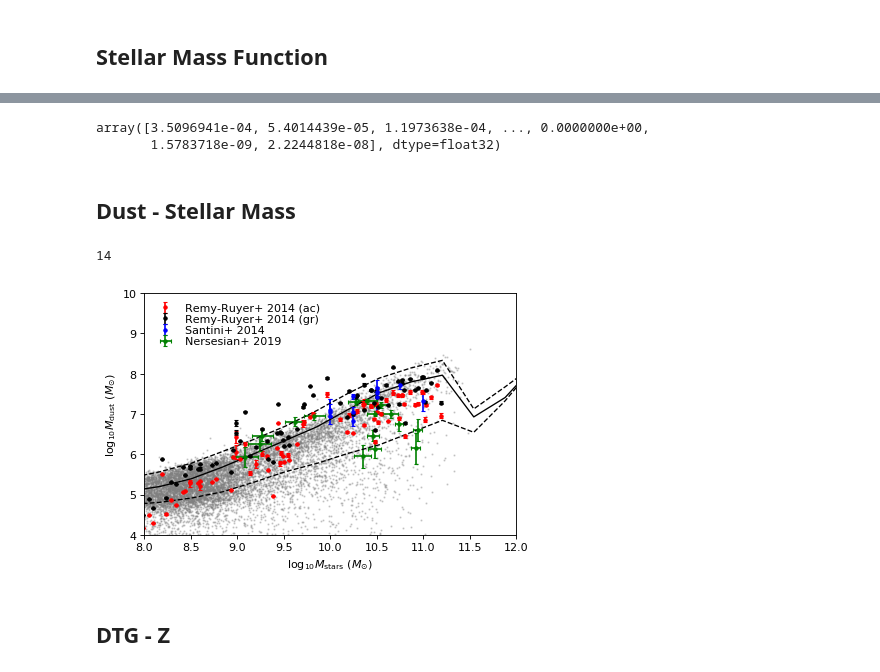
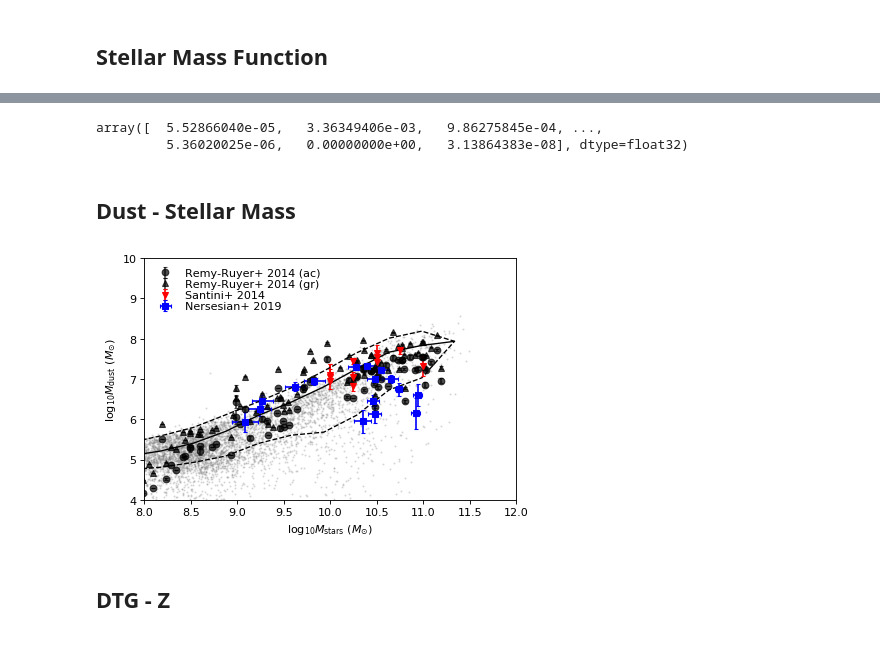
Before and after one commit to darrencroton/sage, a Jupyter notebook: analysis/allresults-new.ipynb, the cells around one changed output, grey strips where cells are left out. Drawn from its saved outputs; the diff is of its cells as text; code cells hidden in the pictures.

```diff
--- a/analysis/allresults-new.ipynb
+++ b/analysis/allresults-new.ipynb
@@ -19,12 +19,12 @@ sSFRcut = -11.0
 # %%
-directory = '../../output/dust-full/'
+directory = '../src/auxdata/trees/play/'
 filename = 'model'
 redshift = [0.000, 1.386, 2.070, 3.060, 4.179, 5.289, 6.197, 7.272] #millennium
 #redshift = [0.024, 1.309, 2.051, 3.033, 4.088, 5.127, 6.044, 7.098] #genesis
 #redshift = [0.000, 1.379, 2.028, 3.060, 4.043, 5.161, 6.231, 7.313] #bolshoi
 #redshift = [0.000]
 firstfile = 0
-lastfile = 511
+lastfile = 7
 MaxTreeFiles = lastfile - firstfile + 1
 # %%
 def galdtype():
@@ -394,8 +418,12 @@ plt.show()
 # %%
-HI_rr, Z_rr, H2_rr, atomic_rr, logdust_rr, logdust2_rr, dustpercent_rr, logstar_rr = np.loadtxt('remy-ruyers.txt', usecols=(1,3,4,6,9,7,8,10), unpack=True)
+HI_rr, errHI_rr, Z_rr, H2_rr, atomic_rr, logdust_rr, logdust2_rr, dustpercent_rr, logstar_rr = np.loadtxt('remy-ruyers.txt', usecols=(1,2,3,5,6,9,7,8,10), unpack=True)
 
 gas = atomic_rr* (HI_rr + H2_rr)
+errHI = errHI_rr * HI_rr / 100
+gas_err = atomic_rr * errHI
 metal = (10 ** (Z_rr - 9)) * 0.02 * gas
+metal_err = (10 ** (Z_rr - 9)) * 0.02 * gas_err
+
 dust_rr = 10 ** logdust_rr
 dust2_rr = 10 ** logdust2_rr
 dusterr_rr = dustpercent_rr* dust_rr / 100
@@ -404,7 +432,16 @@ star_rr = 10 ** logstar_rr
 w1 = np.where(gas > 0)[0]
 Z_rr = Z_rr[w1]
 gas_rr = gas[w1]
-DTG_rr = np.log10(dust_rr[w1] / gas[w1])
-DTM_rr = np.log10(dust_rr[w1] / metal[w1])
+DTG = dust_rr[w1] / gas[w1]
+DTGerr = DTG * np.sqrt((dustpercent_rr[w1]/100)**2 + (gas_err[w1]/gas[w1])**2)
+DTG_rr = np.log10(DTG)
+DTGerr_rr = np.log10((DTGerr+DTG)/DTG)
+DTM = dust_rr[w1] / metal[w1]
+DTMerr = DTM * np.sqrt((dustpercent_rr[w1]/100)**2 + (metal_err[w1]/metal[w1])**2)
+DTM_rr = np.log10(DTM)
+DTMerr_rr = np.log10((DTMerr+DTM)/DTM)
 logstar_rr = logstar_rr[w1]
 logdust_rr = logdust_rr[w1]
+
+logdusterr_rr = np.log10((dusterr_rr[w1] + dust_rr[w1]) / dust_rr[w1])
+plt.errorbar(logstar_rr, logdust_rr, yerr=logdusterr_rr, fmt='k.')
@@ -418,8 +458,8 @@ plt.ylim(1e4, 1e10)
 '''
 G_history[0].ColdDust
 # %% [output]
-array([3.5096941e-04, 5.4014439e-05, 1.1973638e-04, ..., 0.0000000e+00,
-       1.5783718e-09, 2.2244818e-08], dtype=float32)
+array([  5.52866040e-05,   3.36349406e-03,   9.86275845e-04, ...,
+         5.36020025e-06,   0.00000000e+00,   3.13864383e-08], dtype=float32)
 # %%
 logdusterr_rr = np.log10((dusterr_rr + dust_rr) / dust_rr)
 #plt.errorbar(np.log10(star_rr), np.log10(dust_rr), np.log10((dusterr_rr + dust_rr) / dust_rr), fmt='.')
@@ -446,45 +486,44 @@ median = [np.percentile(alldust[idx==k+1], 50) for k in range(total_bins)]
 #plt.plot(bins-delta/2, tesmedian, 'k--', label='median')
 perc1 = [np.percentile(alldust[idx==k+1], 16) for k in range(total_bins)]
 perc2 = [np.percentile(alldust[idx==k+1], 84) for k in range(total_bins)]
-print(len(bins))
 
-plt.scatter(mass, dust, marker='o', s=1, c='grey', alpha=0.3)
+
+plt.scatter(mass, dust, marker='o', s=1, c='grey', alpha=0.2)
 plt.plot(bins-delta/2, median, 'k-', linewidth=1.2)
 #plt.fill_between(bins-delta/2, perc1, perc2, facecolor='b', alpha=0.2)
 plt.plot(bins-delta/2, perc1, 'k--', linewidth=1.2)
 plt.plot(bins-delta/2, perc2, 'k--', linewidth=1.2)
 
-plt.errorbar(np.log10(star_rr), np.log10(dust_rr), yerr=np.log10((dusterr_rr + dust_rr) / dust_rr), fmt='r.', label="Remy-Ruyer+ 2014 (ac)")
-plt.errorbar(np.log10(star_rr), np.log10(dust2_rr), np.log10((dusterr_rr + dust2_rr) / dust2_rr), fmt='k.', label="Remy-Ruyer+ 2014 (gr)")
+plt.errorbar(logstar_rr, logdust_rr, yerr=logdusterr_rr, fmt='ko', alpha=0.7, label="Remy-Ruyer+ 2014 (ac)")
+plt.errorbar(np.log10(star_rr), np.log10(dust2_rr), np.log10((dusterr_rr + dust2_rr) / dust2_rr), fmt='k^',alpha=0.7, label="Remy-Ruyer+ 2014 (gr)")
 
 
 #Data from Santini et al. 2014
 logmass = (10, 10, 10, 10.25, 10.25, 10.25, 10.5, 10.5, 10.5, 10.75, 11)
 logdust = (7.11, 7.06, 6.95, 6.83, 7.05, 7.44, 7.42, 7.55, 7.64, 7.71, 7.31)
 low_err = (0.15, 0.13, 0.19, 0.13, 0.08, 0.07, 0.43, 0.14, 0.06, 0.1, 0.23)
 upp_err = (0.26, 0.31, 0.3, 0.13, 0.12, 0.05, 0.07, 0.3, 0.04, 0.05, 0.26)
-plt.errorbar(logmass, logdust, yerr=np.array([low_err, upp_err]), fmt='b.', label='Santini+ 2014')
+plt.errorbar(logmass, logdust, yerr=np.array([low_err, upp_err]), fmt='rv', label='Santini+ 2014')
 
 #Data from Dustpedia (Nersesian et al. 2019)
 logmass = (10.92, 10.94, 10.35, 10.48, 10.46, 10.74, 10.65, 10.48, 10.55, 10.40, 10.28, 9.83, 9.62, 9.27, 9.24, 9.08)
 xerr = (0.05, 0.05, 0.09, 0.07, 0.06, 0.04, 0.08, 0.08, 0.08, 0.10, 0.09, 0.11, 0.11, 0.11, 0.12, 0.14)
 logdust = (6.15, 6.6, 5.95, 6.12, 6.46, 6.74, 7.00, 7.01, 7.23, 7.31, 7.29, 6.94, 6.81, 6.46, 6.25, 5.93)
 yerr = (0.38, 0.27, 0.28, 0.22, 0.13, 0.16, 0.09, 0.07, 0.07, 0.06, 0.07, 0.09, 0.11, 0.14, 0.17, 0.25)
-plt.errorbar(logmass, logdust, yerr=yerr, xerr=xerr, fmt='g.', label='Nersesian+ 2019')
+plt.errorbar(logmass, logdust, yerr=yerr, xerr=xerr, fmt='bs', label='Nersesian+ 2019')
 plt.xlim(8, 12)
 plt.ylim(4, 10)
 plt.xlabel(r'$\log_{10} M_{\mathrm{stars}}\ (M_{\odot})$')  # and the x-axis labels
 plt.ylabel(r'$\log_{10} M_{\mathrm{dust}}\ (M_{\odot})$')  # and the x-axis labels
 
 leg = plt.legend(loc=0, numpoints=1, labelspacing=0.1)
 leg.draw_frame(False)  # Don't want a box frame
 for t in leg.get_texts():  # Reduce the size of the text
     t.set_fontsize('medium')
 
-plt.savefig('plots/dust-mass-new-dust-full.png')
+#plt.savefig('plots/dust-mass-new-dust.png')
 # %% [output]
-14
-[figure, old version]
+[figure, new version]
 # %% [markdown]
 ## DTG - Z
 # %%
```
Also changed, not shown: parts of 19 cells of this notebook.
